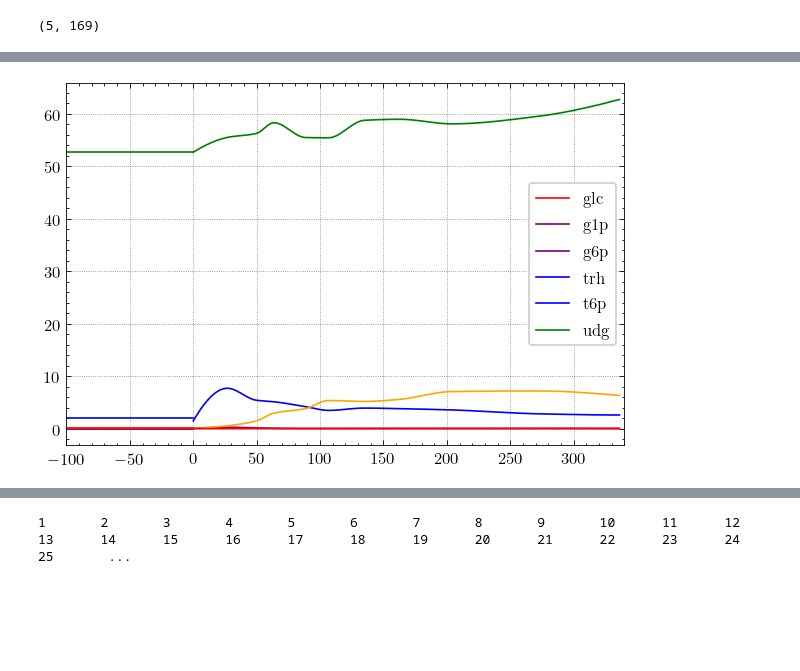
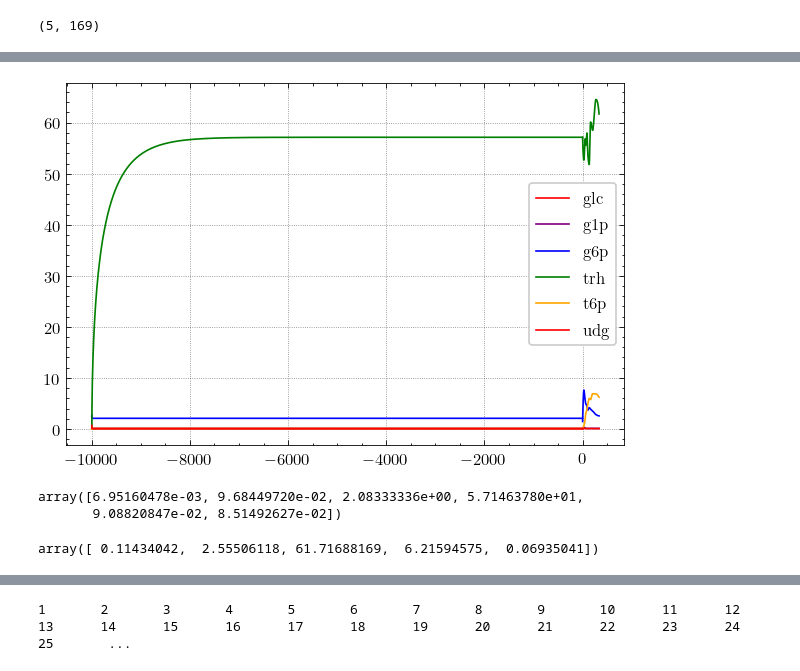
Before and after one commit to tonyxwz/pyADAPT, a Jupyter notebook: Scripts/trehalose/OptimizeSmallbone.ipynb, the cells around one changed output, grey strips where cells are left out. Saved outputs shown, nothing was run; the diff lists cells and outputs as text; code cells hidden in the pictures; blank space fills up the shorter version.

```diff
--- a/Scripts/trehalose/OptimizeSmallbone.ipynb
+++ b/Scripts/trehalose/OptimizeSmallbone.ipynb
@@ -47,6 +47,7 @@ opt.options['delta_t'] = 2
 opt.set_timestep(opt.options['delta_t'])
 opt.create_empty_trajectories(opt.options['n_ts'])
 opt.options['timeout'] = 1000
+opt.options['overture_variation'] = "lazy"
 # %%
 opt.options
 # %% [output]
@@ -158,19 +167,21 @@ splines[:,:,0].shape
 # %%
 fig, axes = plt.subplots(ncols=1, nrows=1, figsize=(6, 4), dpi=120)
-sstime = [2000, 5000, 10000]
-res = [res2, res5, res10]
+
 colors = ['red', 'purple', 'blue', 'green', 'orange', 'red']
 i = 2
 # plt.sca(axes[i])
-t1 = np.arange(-sstime[i], 0, 0.2)
-y1 = solve(t1, params=res[i].x)
+t1 = np.arange(-10000, 0, 0.2)
+y1 = solve(t1, params=res10.x)
+
 for j in range(6):
-    plt.plot(t1, y1[j, :], color=colors[j])
+    axes.plot(t1, y1[j, :], color=colors[j], label=opt.model.state_order[j])
     if j < 5:
-        plt.plot(opt.time, splines[j,:,0], color=colors[j+1])
-plt.legend(opt.model.state_order)
-plt.xlim(left=-100, right=340)
-plt.savefig('init2.png')
+        axes.plot(opt.time, splines[j,:,0], color=colors[j+1])
+# plt.xlim(left=-100, right=340)
+# plt.ylim(bottom=0, top=10)
+# plt.savefig('init2.png')
+axes.legend()
 #     plt.ylim(bottom=0, top=4)
+plt.savefig('state.png')
 # %% [output]
-[figure, old version]
+[figure, new version]
@@ -178,0 +188,9 @@ opt.options['lambda_r'] = 10
+# %%
+y1[:, -1]
+# %% [output]
+array([6.95160478e-03, 9.68449720e-02, 2.08333336e+00, 5.71463780e+01,
+       9.08820847e-02, 8.51492627e-02])
+# %%
+splines[:,-1, 0]
+# %% [output]
+array([ 0.11434042,  2.55506118, 61.71688169,  6.21594575,  0.06935041])
```
Also changed, not shown: parts of 26 cells of this notebook, 5 other files.
